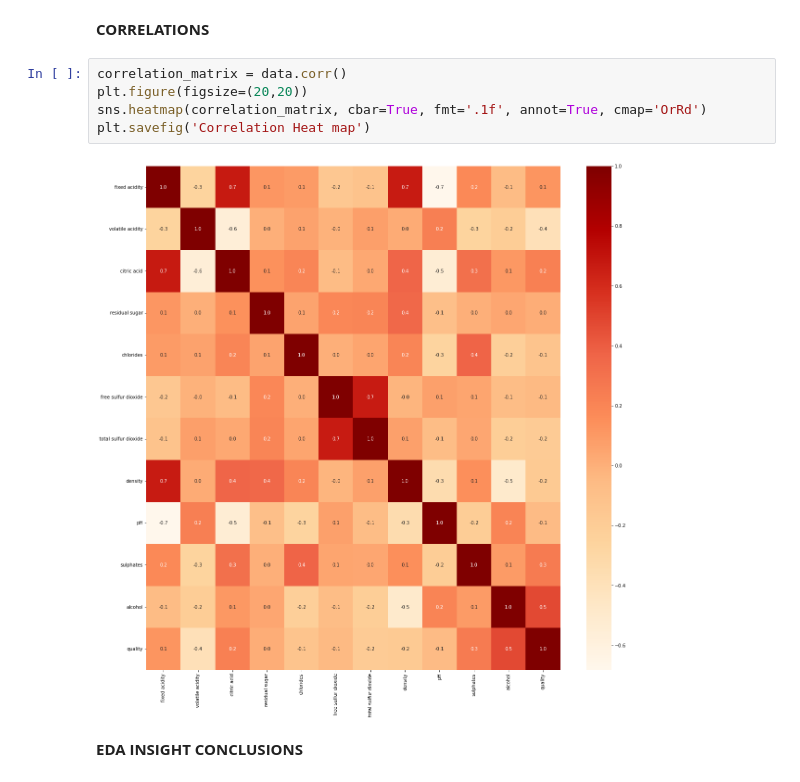
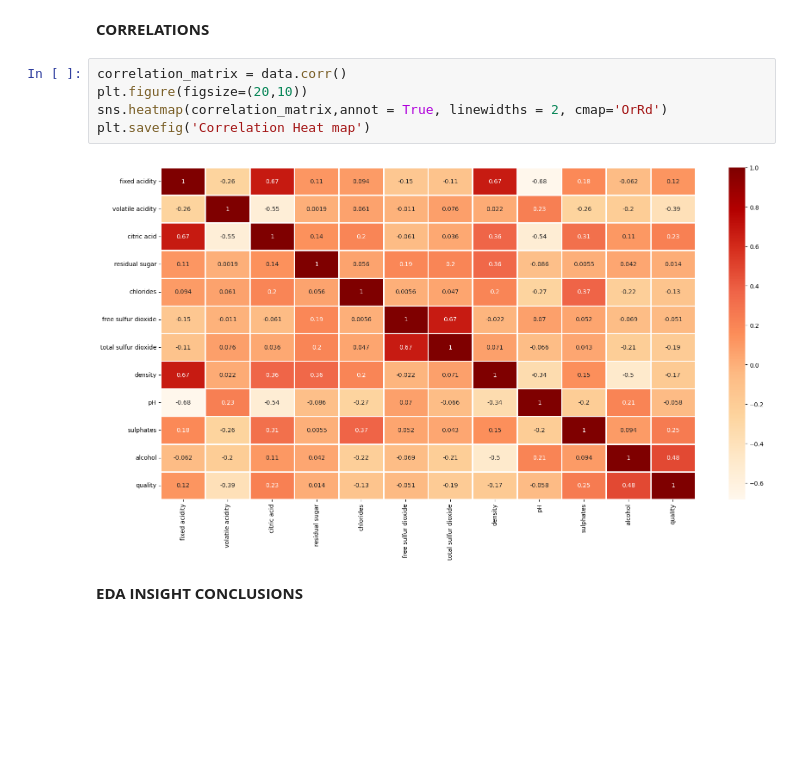
Before and after one commit to thaohaung/RedWine_Prediction-using-some-ML-models, a Jupyter notebook: wine.ipynb, the cells around one changed output. Cells and saved outputs as stored; diff of their text form; blank space fills up the shorter version.

Commit message:
Add files via upload
Fix the heatmap code

```diff
--- a/wine.ipynb
+++ b/wine.ipynb
@@ -293,11 +293,11 @@ The Pearson Correlation Coefficient is -0.18510028892653785  with a P-value of P
 **CORRELATIONS**
 # %%
 correlation_matrix = data.corr()
-plt.figure(figsize=(20,20))
-sns.heatmap(correlation_matrix, cbar=True, fmt='.1f', annot=True, cmap='OrRd')
+plt.figure(figsize=(20,10))
+sns.heatmap(correlation_matrix,annot = True, linewidths = 2, cmap='OrRd')
 plt.savefig('Correlation Heat map')
 # %% [output]
-[figure, old version]
+[figure, new version]
 # %% [markdown]
 **EDA INSIGHT CONCLUSIONS**
 # %% [markdown]
```
